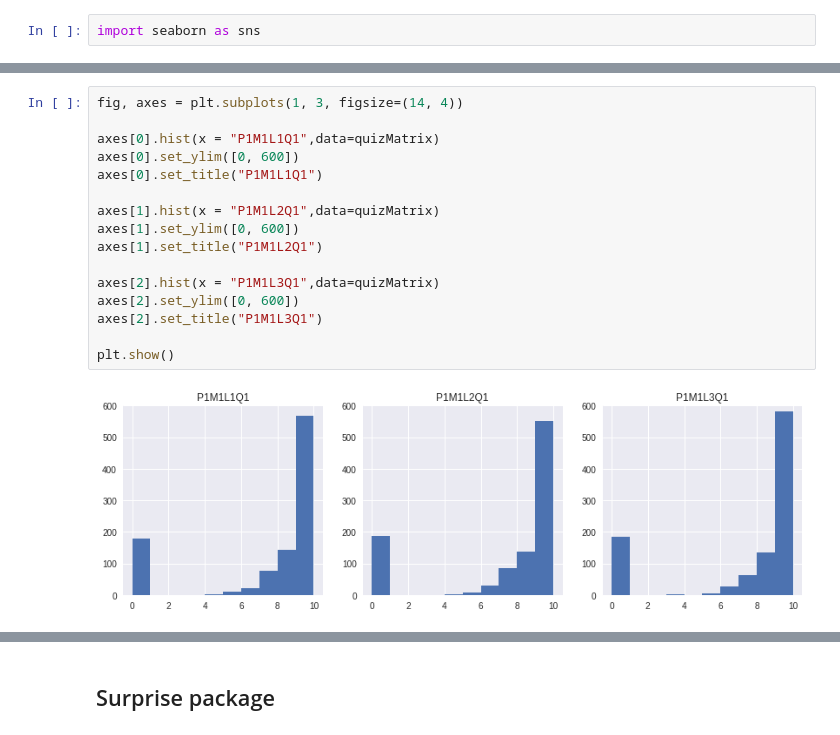
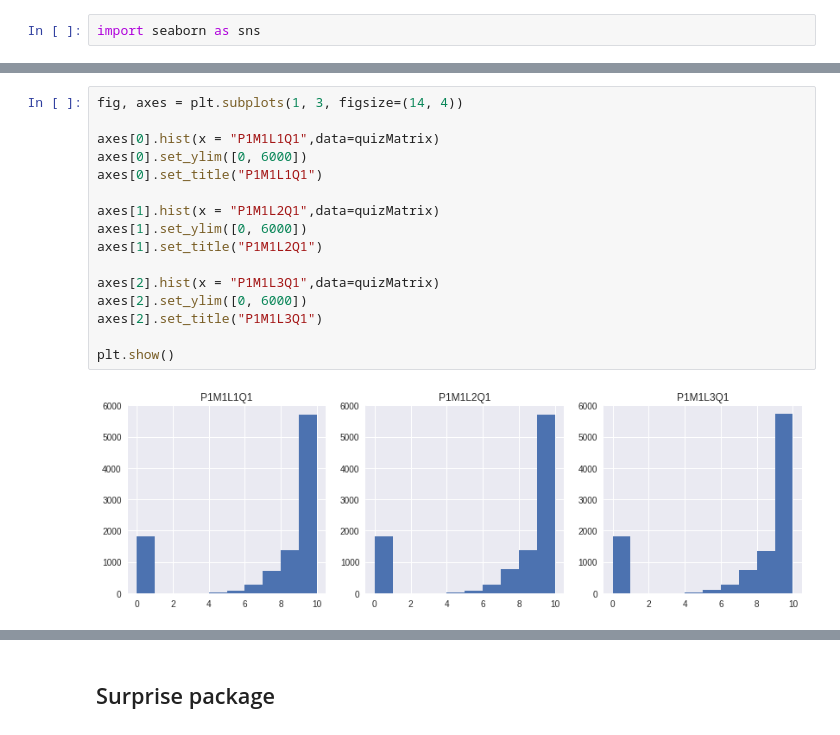
Before and after one commit to dalonlobo/gl-capstone, a Jupyter notebook: LogsParser/Log Parser.ipynb, the cells around one changed output, grey strips where cells are left out. Saved outputs shown, nothing was run; the diff lists cells and outputs as text.

```diff
--- a/LogsParser/Log Parser.ipynb
+++ b/LogsParser/Log Parser.ipynb
@@ -209,21 +214,21 @@ plt.show()
 # %%
 fig, axes = plt.subplots(1, 3, figsize=(14, 4))
 
 axes[0].hist(x = "P1M1L1Q1",data=quizMatrix)
-axes[0].set_ylim([0, 600])
+axes[0].set_ylim([0, 6000])
 axes[0].set_title("P1M1L1Q1")
 
 axes[1].hist(x = "P1M1L2Q1",data=quizMatrix)
-axes[1].set_ylim([0, 600])
+axes[1].set_ylim([0, 6000])
 axes[1].set_title("P1M1L2Q1")
 
 axes[2].hist(x = "P1M1L3Q1",data=quizMatrix)
-axes[2].set_ylim([0, 600])
+axes[2].set_ylim([0, 6000])
 axes[2].set_title("P1M1L3Q1")
 
 plt.show()
 # %% [output]
-[figure, old version]
+[figure, new version]
 # %%
 fig, axes = plt.subplots(1, 4, figsize=(15, 4))
 
```
Also changed, not shown: parts of 28 cells of this notebook, 5 other files.
